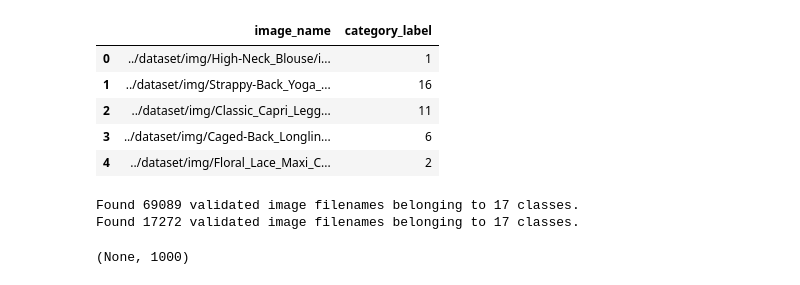
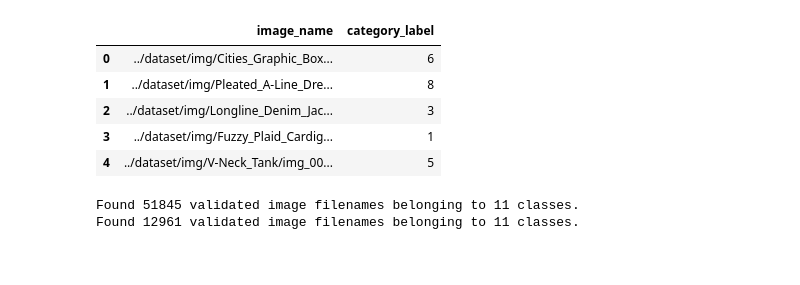
Before and after one commit to sahilb2002/fashion_recommendation_system, a Jupyter notebook: train.ipynb, the cells around one changed output. Drawn from its saved outputs; the diff is of its cells as text; code cells hidden in the pictures.

```diff
--- a/train.ipynb
+++ b/train.ipynb
@@ -9,17 +14,19 @@ import pandas as pd
 # %%
-data_df = pd.read_csv('../dataset/anno/img_label.csv',sep=',')
+# Load the data
+data_df = pd.read_csv('../dataset/anno/img_label2.csv',sep=',')
 data_df['category_label'] = data_df['category_label'].astype(str)
 data_df.head()
 # %% [output]
 |  | image_name | category_label |
-| 0 | ../dataset/img/High-Neck_Blouse/i... | 1 |
-| 1 | ../dataset/img/Strappy-Back_Yoga_... | 16 |
-| 2 | ../dataset/img/Classic_Capri_Legg... | 11 |
-| 3 | ../dataset/img/Caged-Back_Longlin... | 6 |
-| 4 | ../dataset/img/Floral_Lace_Maxi_C... | 2 |
+| 0 | ../dataset/img/Cities_Graphic_Box... | 6 |
+| 1 | ../dataset/img/Pleated_A-Line_Dre... | 8 |
+| 2 | ../dataset/img/Longline_Denim_Jac... | 3 |
+| 3 | ../dataset/img/Fuzzy_Plaid_Cardig... | 1 |
+| 4 | ../dataset/img/V-Neck_Tank/img_00... | 5 |
 # %%
+# construct the data generators
 input_size = (224,224)
-num_class = 17
+num_class = 11
 
 datagen = ImageDataGenerator(validation_split=0.2, rescale=1./255, rotation_range=20, zoom_range=0.2)
 
@@ -35,10 +42,5 @@ val_data_gen = datagen.flow_from_dataframe(
     class_mode='categorical',batch_size=32, seed=42
 )
 # %% [output]
-Found 69089 validated image filenames belonging to 17 classes.
-Found 17272 validated image filenames belonging to 17 classes.
+Found 51845 validated image filenames belonging to 11 classes.
+Found 12961 validated image filenames belonging to 11 classes.
-# %%
-encoder = tf.keras.applications.resnet.ResNet50(weights='imagenet', include_top=True, input_shape=input_size+(3,))
-encoder.output_shape
-# %% [output]
-(None, 1000)
```
Also changed, not shown: parts of 10 cells of this notebook, 4 other files.
